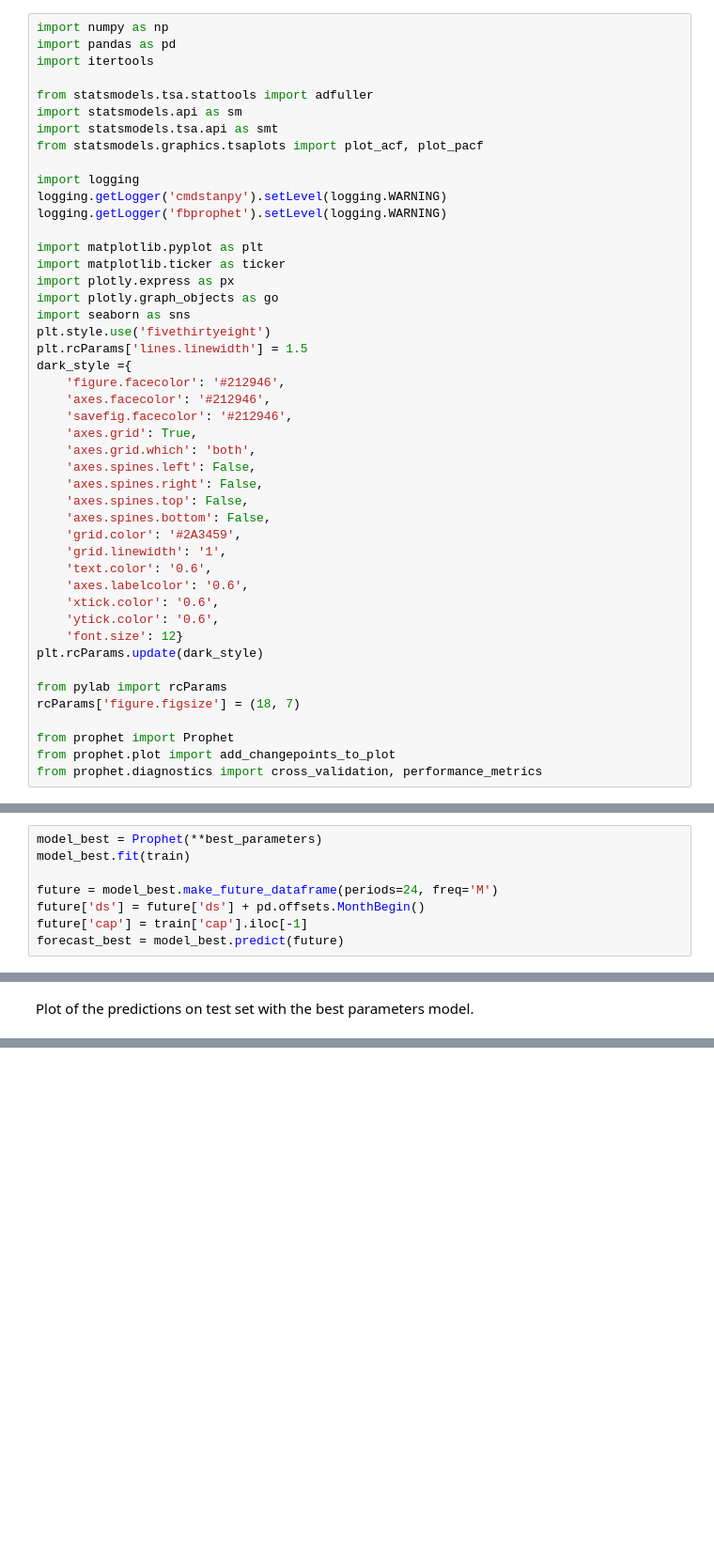
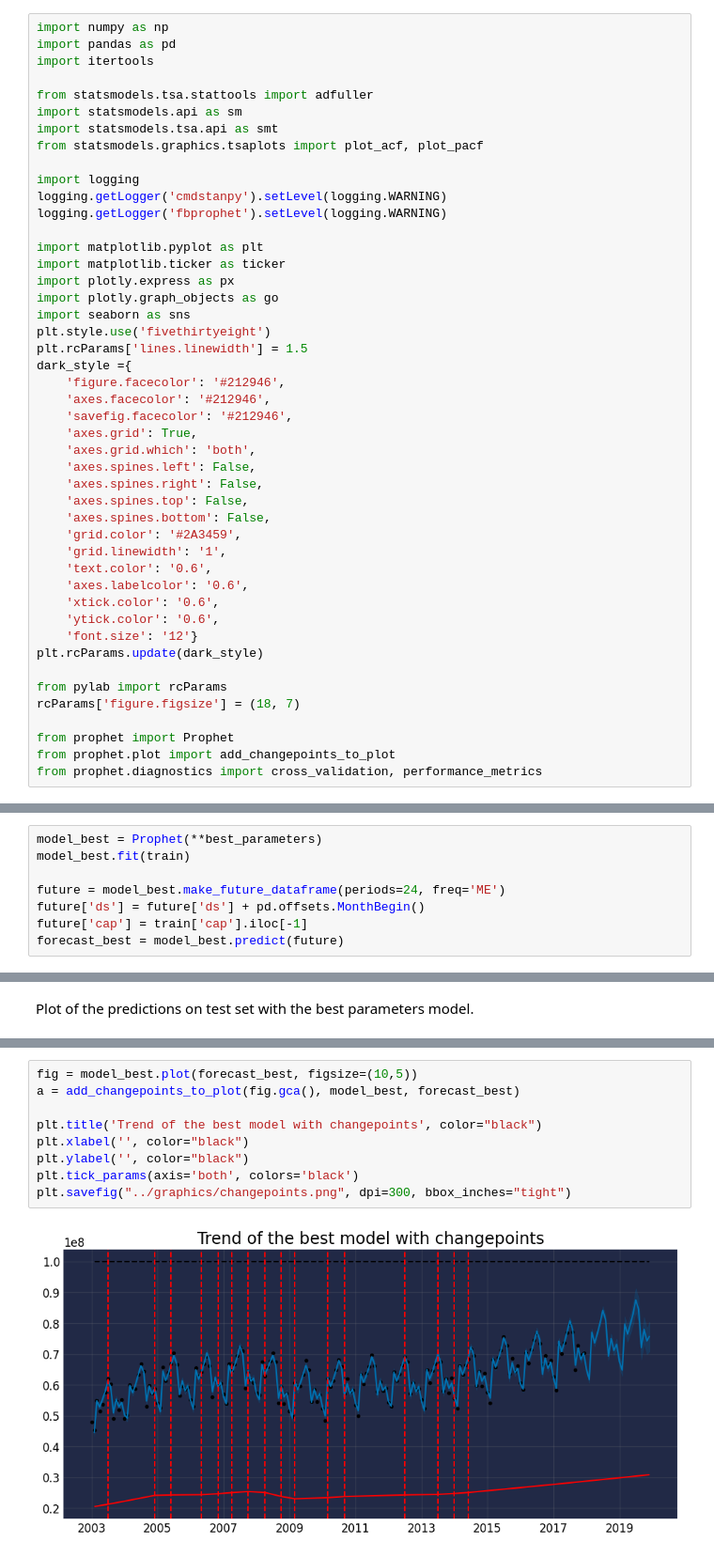
Before and after one commit to juanfran12345/TFG, a Jupyter notebook: notebooks/3. PROPHET SIN COVID.ipynb, the cells around one changed output, grey strips where cells are left out. Shown at 94% size. Cells and saved outputs as stored; diff of their text form; blank space fills up the shorter version.

```diff
--- a/notebooks/3. PROPHET SIN COVID.ipynb
+++ b/notebooks/3. PROPHET SIN COVID.ipynb
@@ -90,7 +90,7 @@ dark_style ={
     'axes.labelcolor': '0.6',
     'xtick.color': '0.6',
     'ytick.color': '0.6',
-    'font.size': 12}
+    'font.size': '12'}
 plt.rcParams.update(dark_style)
 
 from pylab import rcParams
@@ -407,7 +461,7 @@ Fit and predict using the best parameters
 model_best = Prophet(**best_parameters)
 model_best.fit(train)
 
-future = model_best.make_future_dataframe(periods=24, freq='M')
+future = model_best.make_future_dataframe(periods=24, freq='ME')
 future['ds'] = future['ds'] + pd.offsets.MonthBegin()
 future['cap'] = train['cap'].iloc[-1]
 forecast_best = model_best.predict(future)
@@ -464,0 +541,11 @@ plt.show()
+# %%
+fig = model_best.plot(forecast_best, figsize=(10,5))
+a = add_changepoints_to_plot(fig.gca(), model_best, forecast_best)
+
+plt.title('Trend of the best model with changepoints', color="black")
+plt.xlabel('', color="black")
+plt.ylabel('', color="black")
+plt.tick_params(axis='both', colors='black')
+plt.savefig("../graphics/changepoints.png", dpi=300, bbox_inches="tight")
+# %% [output]
+[figure, added]
```
Also changed, not shown: parts of 21 cells of this notebook, 14 other files.
